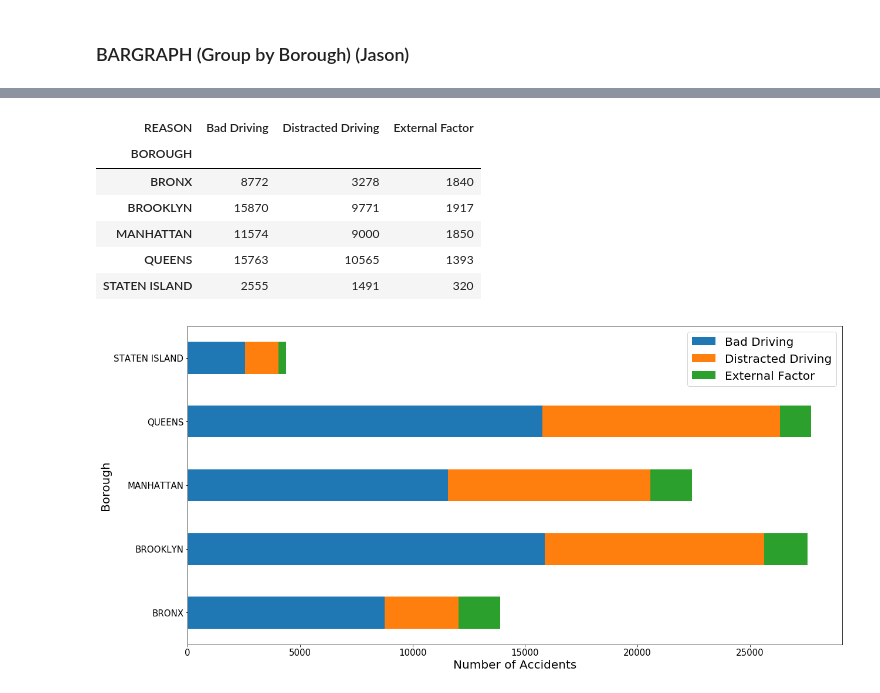
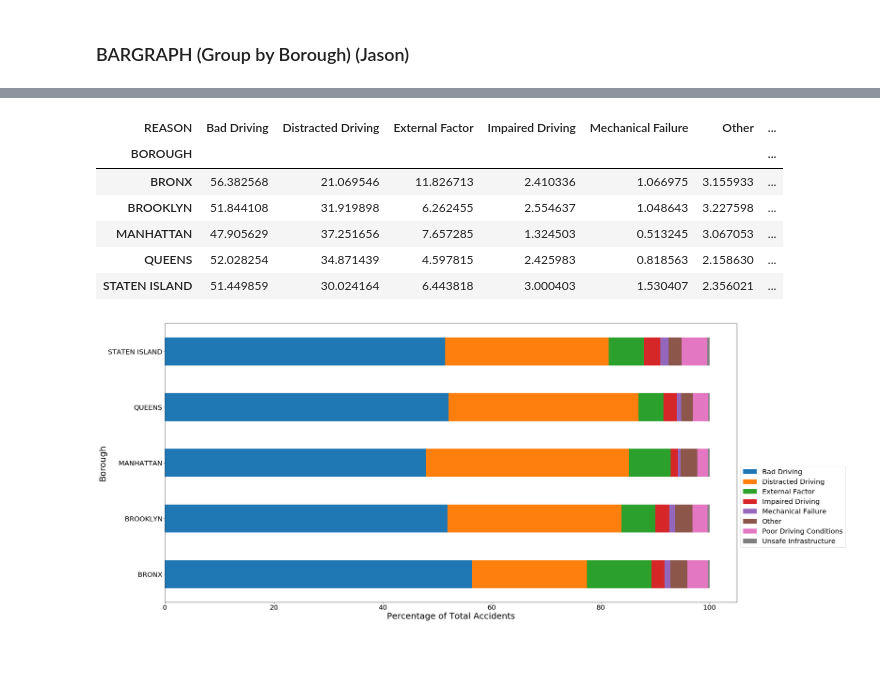
Before and after one commit to lijason8035/NYCPD, a Jupyter notebook: NYPDMotorVehicle_v3.ipynb, the cells around one changed output, grey strips where cells are left out. Saved outputs shown, nothing was run; the diff lists cells and outputs as text; code cells hidden in the pictures; blank space fills up the shorter version.

```diff
--- a/NYPDMotorVehicle_v3.ipynb
+++ b/NYPDMotorVehicle_v3.ipynb
@@ -182,5 +300,7 @@ plt.show()
 ### BARGRAPH (Group by Borough) (Jason)
 # %%
 def groupby_borough(df):
-    temp_df = df.groupby(['REASON','BOROUGH']).size().unstack().sort_values('REASON',ascending= True).head(3).T
+    temp_df = df.groupby(['REASON','BOROUGH']).size().unstack().sort_values('REASON',ascending= True)#.head(3).T
+    temp_df = temp_df/temp_df.sum(0)*100
+    temp_df = temp_df.T
     return temp_df
@@ -188,20 +322,22 @@ def groupby_borough(df):
 df_barh = groupby_borough(df)
 df_barh.head()
 # %% [output]
-| REASON | Bad Driving | Distracted Driving | External Factor |
-| BOROUGH |  |  |  |
-| BRONX | 8772 | 3278 | 1840 |
-| BROOKLYN | 15870 | 9771 | 1917 |
-| MANHATTAN | 11574 | 9000 | 1850 |
-| QUEENS | 15763 | 10565 | 1393 |
-| STATEN ISLAND | 2555 | 1491 | 320 |
+| REASON | Bad Driving | Distracted Driving | External Factor | Impaired Driving | Mechanical Failure | Other | ... |
+| BOROUGH |  |  |  |  |  |  | ... |
+| BRONX | 56.382568 | 21.069546 | 11.826713 | 2.410336 | 1.066975 | 3.155933 | ... |
+| BROOKLYN | 51.844108 | 31.919898 | 6.262455 | 2.554637 | 1.048643 | 3.227598 | ... |
+| MANHATTAN | 47.905629 | 37.251656 | 7.657285 | 1.324503 | 0.513245 | 3.067053 | ... |
+| QUEENS | 52.028254 | 34.871439 | 4.597815 | 2.425983 | 0.818563 | 2.158630 | ... |
+| STATEN ISLAND | 51.449859 | 30.024164 | 6.443818 | 3.000403 | 1.530407 | 2.356021 | ... |
 # %%
-df_barh.plot(kind='barh', figsize=(20, 10),stacked=True)
-plt.xlabel('Number of Accidents', fontsize=20)
-plt.ylabel('Borough', fontsize=20)
-plt.xticks(fontsize = 15)
-plt.yticks(fontsize = 15)
-plt.legend(loc=1, prop={'size': 20})
+df_barh.plot(kind='barh', figsize=(30, 15),stacked=True)
+plt.xlabel('Percentage of Total Accidents', fontsize=25)
+plt.ylabel('Borough', fontsize=25)
+plt.xticks(fontsize = 20)
+plt.yticks(fontsize = 20)
+#plt.legend(loc=0, prop={'size': 15})
+plt.legend(loc=0,bbox_to_anchor=(1, 0.5),prop={'size': 20})
+plt.savefig('stacked_his.pdf')
 plt.show()
 # %% [output]
-[figure, old version]
+[figure, new version]
```
Also changed, not shown: parts of 26 cells of this notebook.
